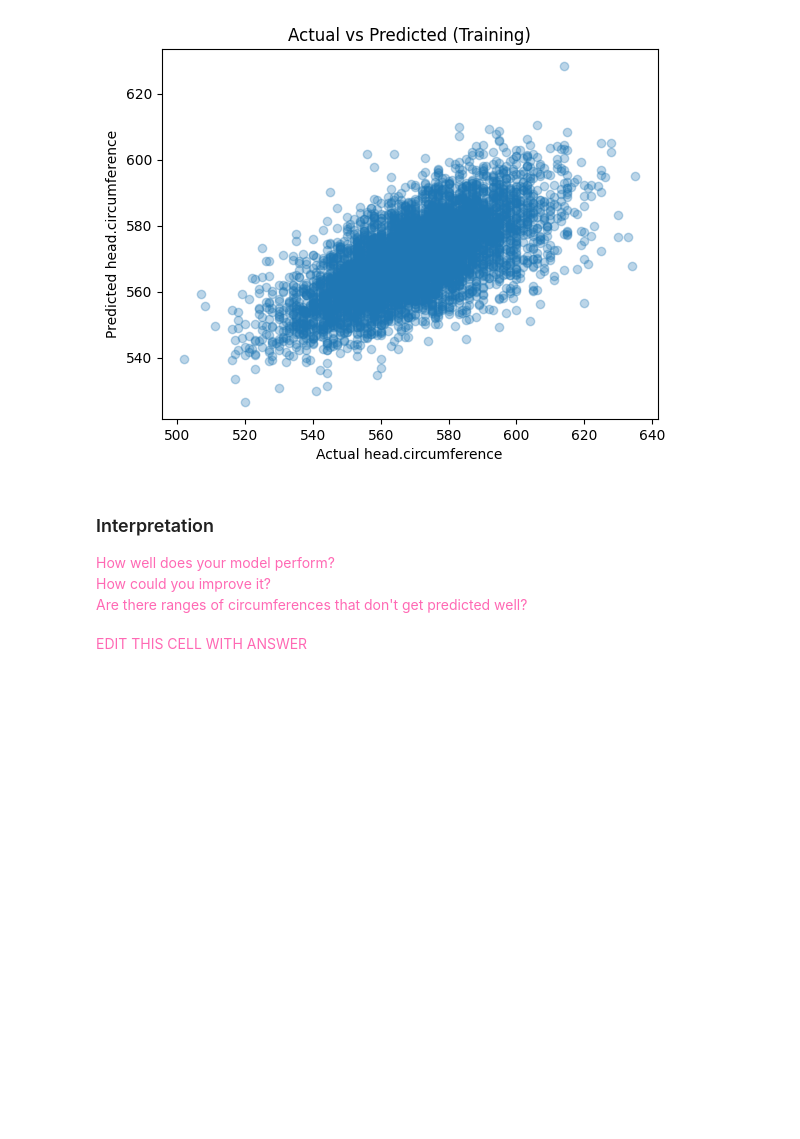
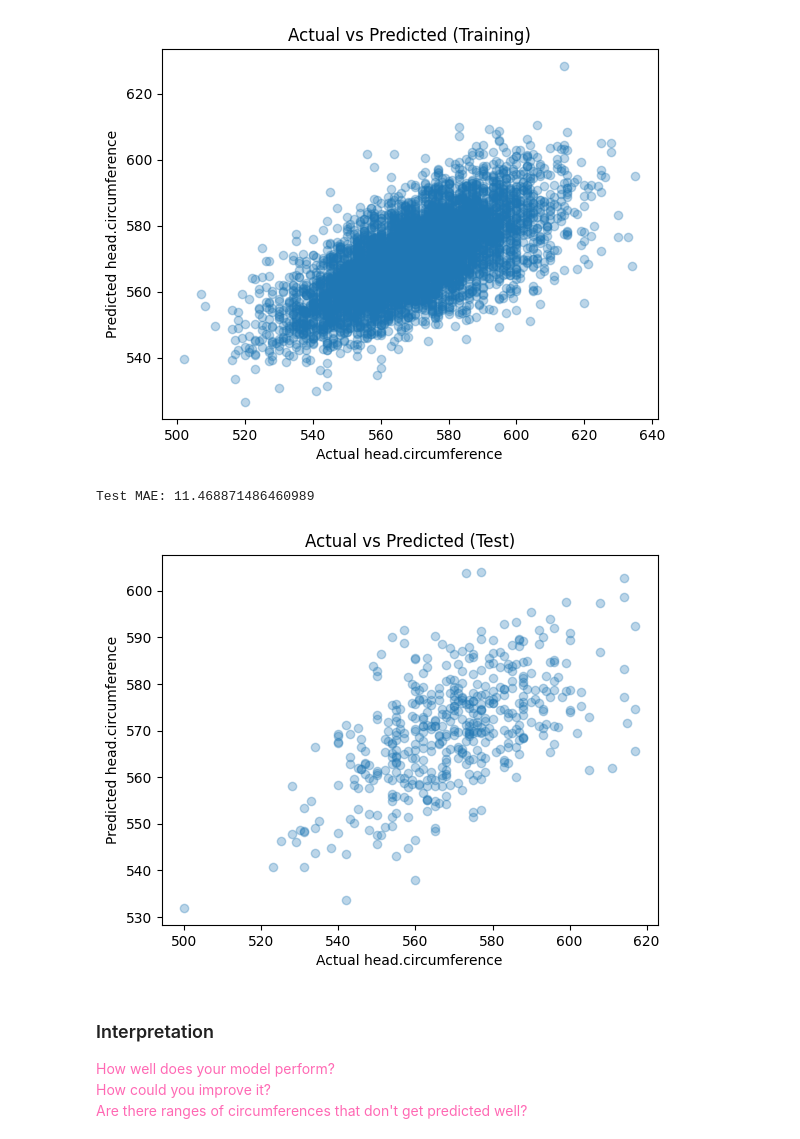
Before and after one commit to Seoyoung-2026S-AML/Homework06, a Jupyter notebook: Homework06.ipynb, the cells around one changed output. Saved outputs shown, nothing was run; the diff lists cells and outputs as text; code cells hidden in the pictures; blank space fills up the shorter version.

```diff
--- a/Homework06.ipynb
+++ b/Homework06.ipynb
@@ -266,3 +260,32 @@ ansur_test_scaled_df = ansur_scaler.transform(ansur_test_encoded_df)
+# %%
+## Run model on test data
+
+TARGET = "head.circumference"
+
+ansur_test_scaled_df = pd.DataFrame(
+    ansur_test_scaled_df,
+    columns=ansur_test_encoded_df.columns
+)
+
+X_test = ansur_test_scaled_df.drop(columns=[TARGET])
+y_test = ansur_test_df[TARGET]
+y_test_pred = model.predict(X_test)
+
+## Measure error on test data
+
+test_mae = (y_test - y_test_pred).abs().mean()
+print("Test MAE:", test_mae)
+
+## Plot predictions and interpret results
+plt.figure()
+plt.scatter(y_test, y_test_pred, alpha=0.3)
+plt.xlabel("Actual head.circumference")
+plt.ylabel("Predicted head.circumference")
+plt.title("Actual vs Predicted (Test)")
+plt.show()
+# %% [output]
+Test MAE: 11.468871486460989
+[figure, added]
 # %% [markdown]
 ### Interpretation
 
@@ -271,5 +294,3 @@ How well does your model perform?<br>
 How could you improve it?<br>
 Are there ranges of circumferences that don't get predicted well?
 </span>
-# %% [markdown]
-<span style="color:hotpink;">EDIT THIS CELL WITH ANSWER</span>
```
Also changed, not shown: parts of 2 cells of this notebook.
